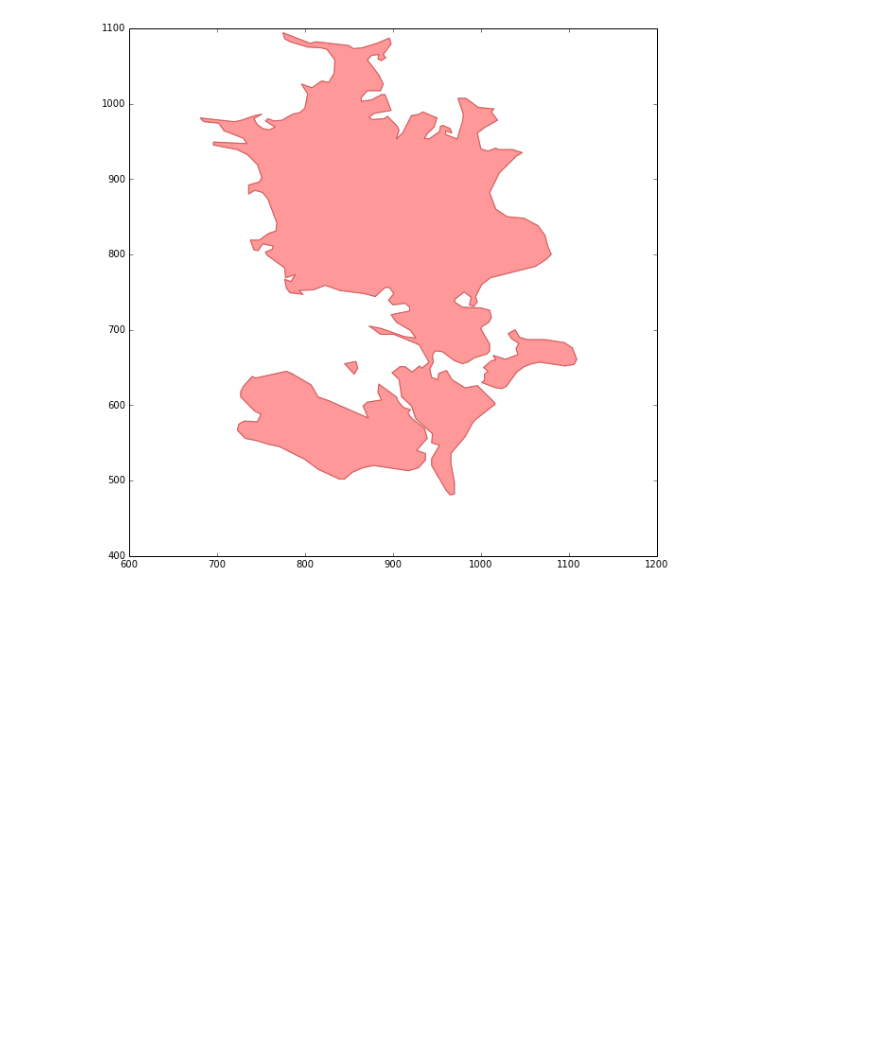
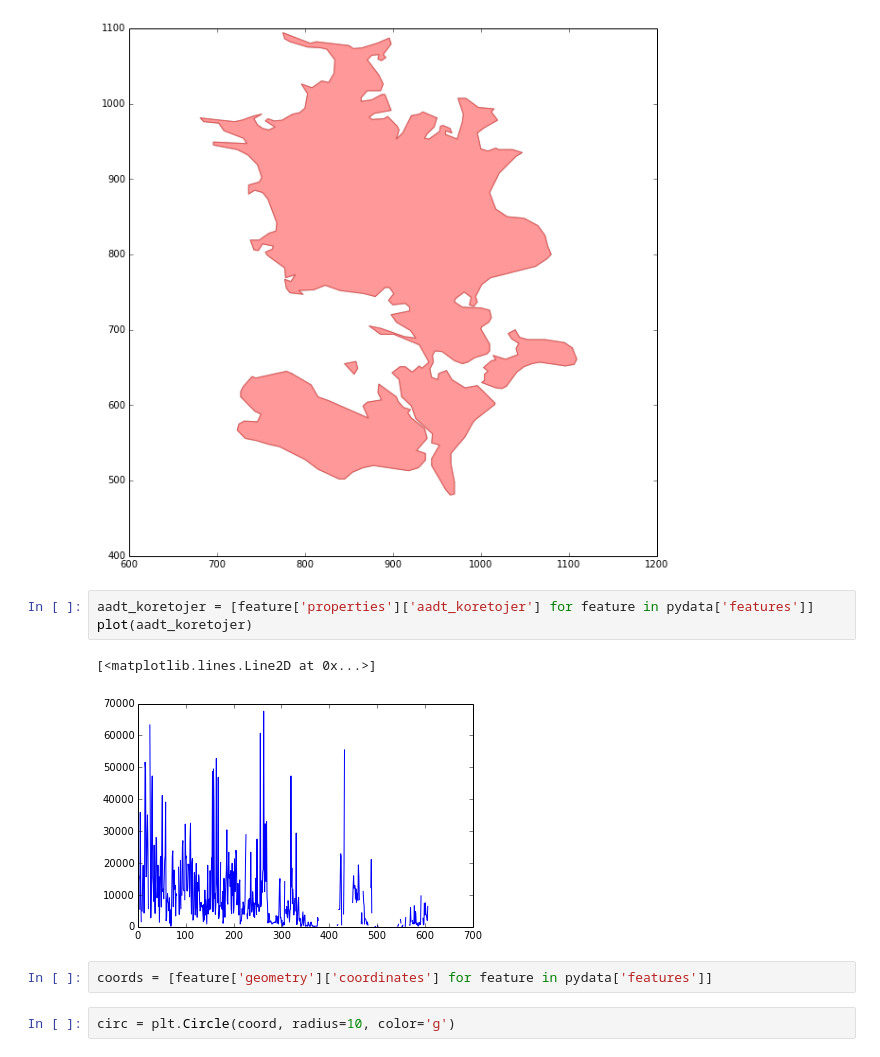
Before and after one commit to giulioungaretti/opendatahacklab2014, a Jupyter notebook: GPA.ipynb, the cells around one changed output. Drawn from its saved outputs; the diff is of its cells as text; blank space fills up the shorter version.

```diff
--- a/GPA.ipynb
+++ b/GPA.ipynb
@@ -139,3 +139,13 @@ WARNING:shapely.geos:Self-intersection at or near point 1 0.5
 WARNING:shapely.geos:Self-intersection at or near point 1 0.5
 WARNING:shapely.geos:Self-intersection at or near point 1 0.5
 [figure]
+# %%
+aadt_koretojer = [feature['properties']['aadt_koretojer'] for feature in pydata['features']]
+plot(aadt_koretojer)
+# %% [output]
+[<matplotlib.lines.Line2D at 0x...>]
+[figure, added]
+# %%
+coords = [feature['geometry']['coordinates'] for feature in pydata['features']]
+# %%
+circ = plt.Circle(coord, radius=10, color='g')
```
Also changed, not shown: parts of 2 cells of this notebook.
